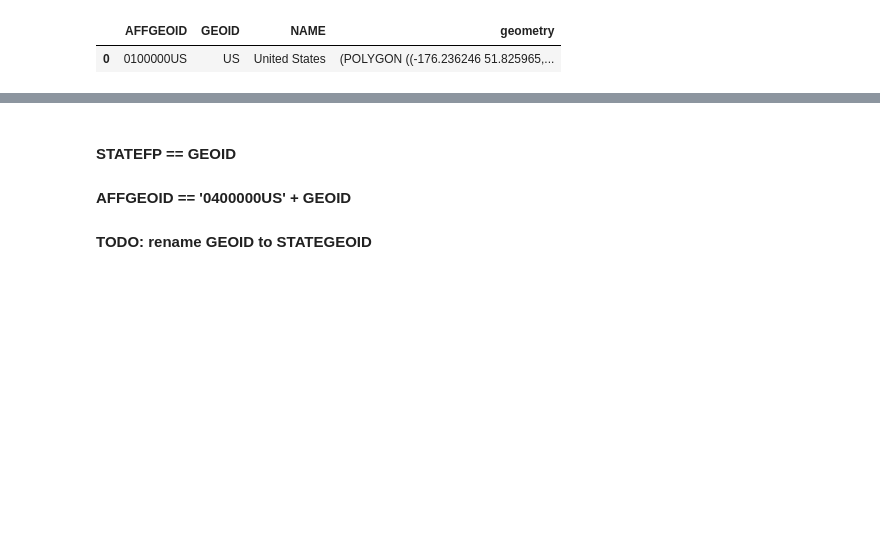
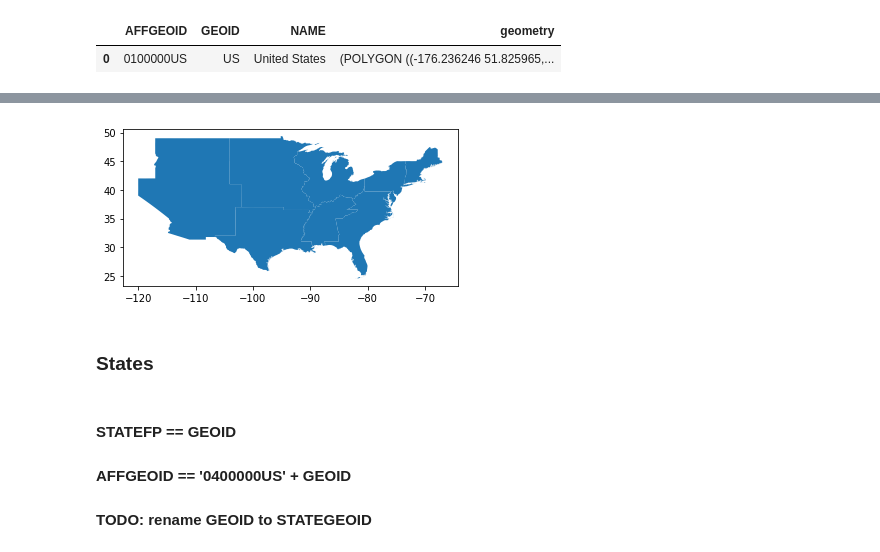
Before and after one commit to swchen888/Choropleth-Maps, a Jupyter notebook: Visualizing the United States using Geopandas.ipynb, the cells around one changed output, grey strips where cells are left out. Saved outputs shown, nothing was run; the diff lists cells and outputs as text; code cells hidden in the pictures; blank space fills up the shorter version.

```diff
--- a/Visualizing the United States using Geopandas.ipynb
+++ b/Visualizing the United States using Geopandas.ipynb
@@ -52,3 +94,9 @@ us_regions.head()
+# %%
+us_divisions.query("NAME != 'Pacific'").plot();
+# %% [output]
+[figure, added]
+# %% [markdown]
+### States
 # %%
 us_states = gpd.GeoDataFrame.from_file(us_state_file)
 # %% [markdown]
```
Also changed, not shown: parts of 25 cells of this notebook.
